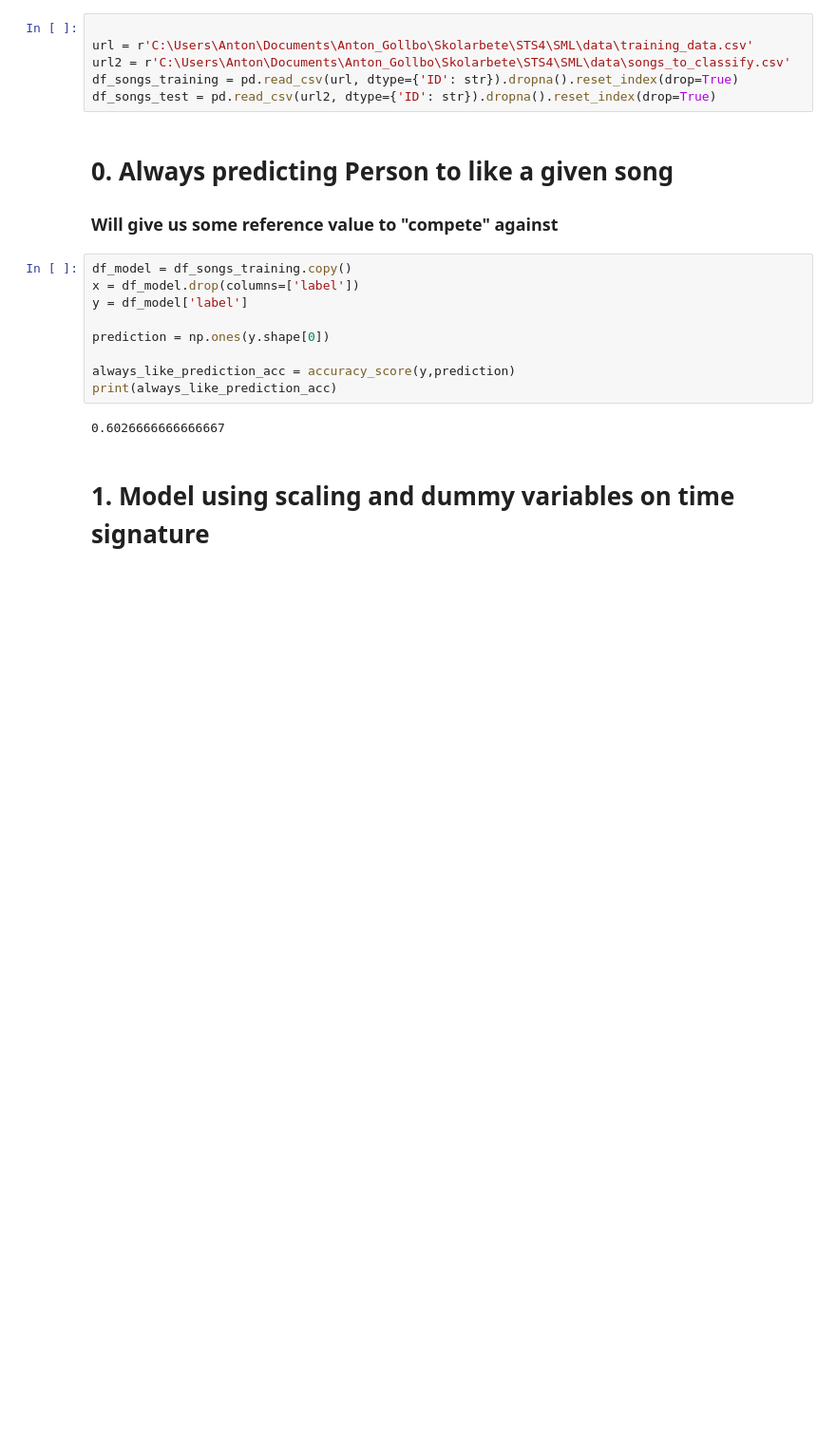
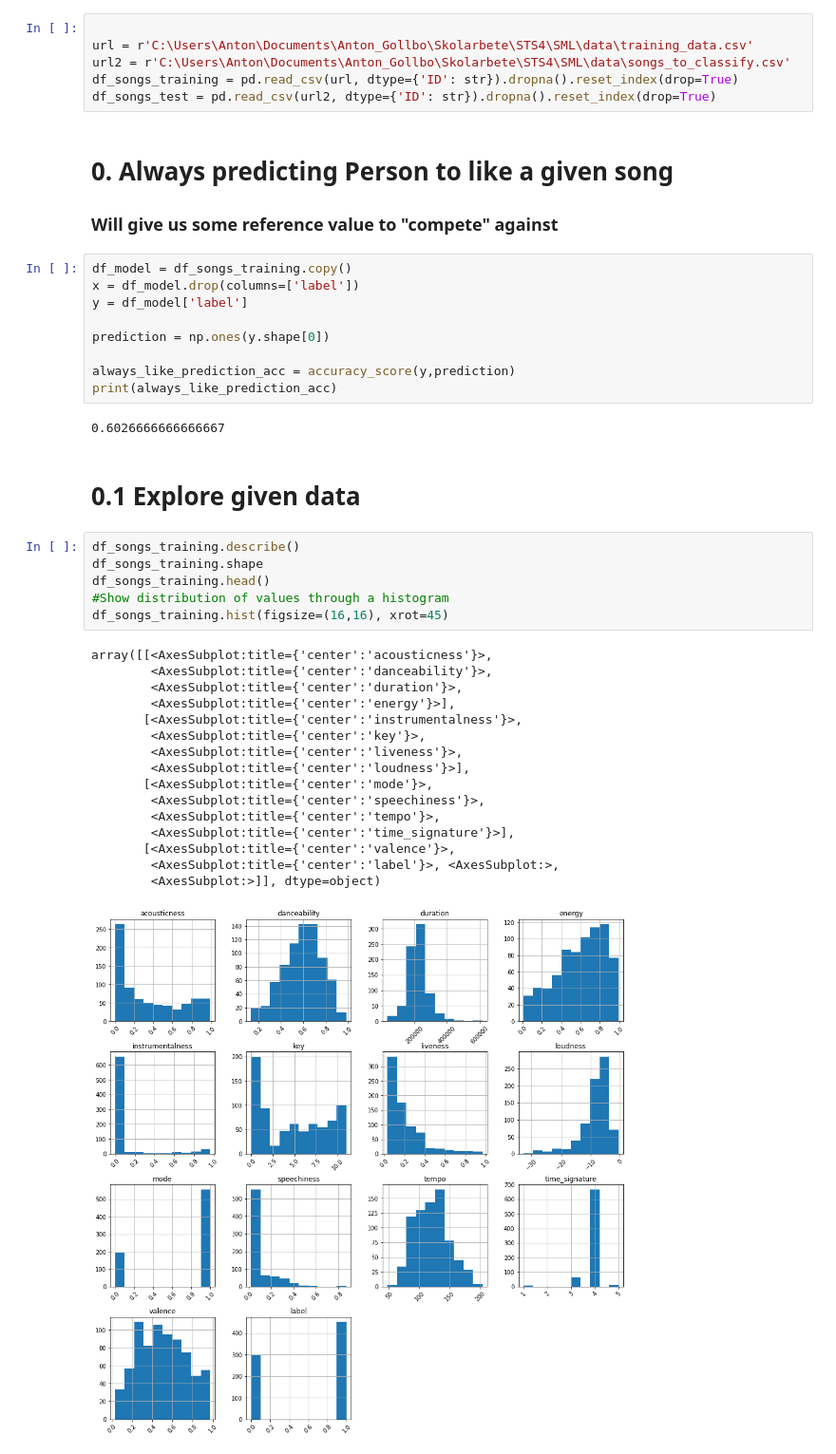
Before and after one commit to antongollbo123/spotify_project, a Jupyter notebook: SML_classification_songs.ipynb, the cells around one changed output. Shown: that part at 95% size. Drawn from its saved outputs; the diff is of its cells as text; blank space fills up the shorter version.

```diff
--- a/SML_classification_songs.ipynb
+++ b/SML_classification_songs.ipynb
@@ -47,5 +50,28 @@ always_like_prediction_acc = accuracy_score(y,prediction)
 print(always_like_prediction_acc)
 # %% [output]
 0.6026666666666667
-# %% [markdown]
-# 1. Model using scaling and dummy variables on time signature
+# %% [markdown]
+# 0.1 Explore given data
+# %%
+df_songs_training.describe()
+df_songs_training.shape
+df_songs_training.head()
+#Show distribution of values through a histogram
+df_songs_training.hist(figsize=(16,16), xrot=45)
+# %% [output]
+array([[<AxesSubplot:title={'center':'acousticness'}>,
+        <AxesSubplot:title={'center':'danceability'}>,
+        <AxesSubplot:title={'center':'duration'}>,
+        <AxesSubplot:title={'center':'energy'}>],
+       [<AxesSubplot:title={'center':'instrumentalness'}>,
+        <AxesSubplot:title={'center':'key'}>,
+        <AxesSubplot:title={'center':'liveness'}>,
+        <AxesSubplot:title={'center':'loudness'}>],
+       [<AxesSubplot:title={'center':'mode'}>,
+        <AxesSubplot:title={'center':'speechiness'}>,
+        <AxesSubplot:title={'center':'tempo'}>,
+        <AxesSubplot:title={'center':'time_signature'}>],
+       [<AxesSubplot:title={'center':'valence'}>,
+        <AxesSubplot:title={'center':'label'}>, <AxesSubplot:>,
+        <AxesSubplot:>]], dtype=object)
+[figure, added]
```
Also changed, not shown: parts of 27 cells of this notebook.
